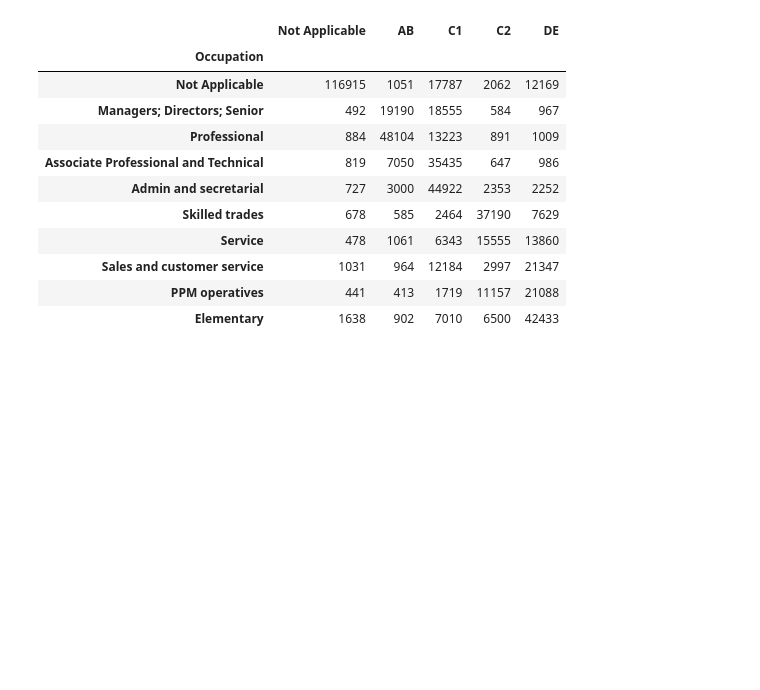
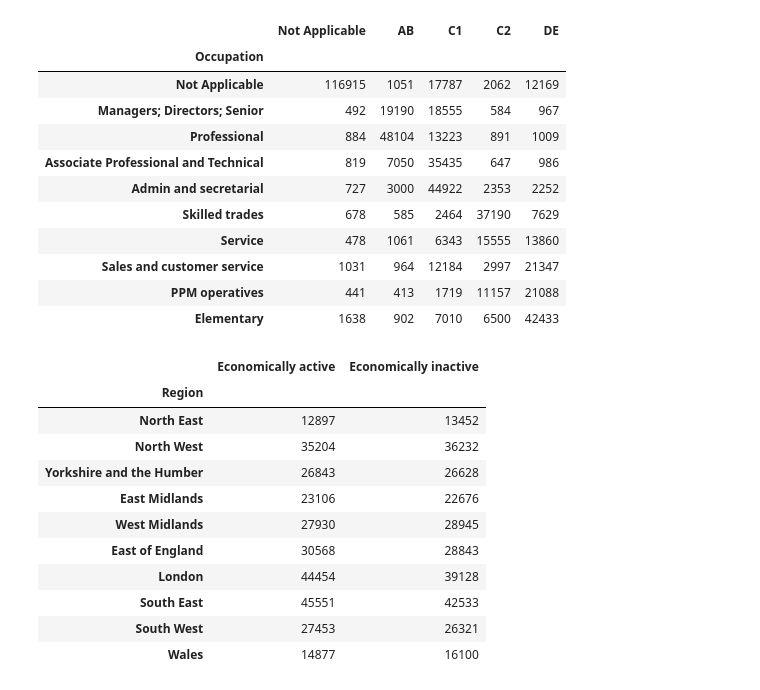
Before and after one commit to b0mbastik/PythonP2, a Jupyter notebook: analysis.ipynb, the cells around one changed output. Cells and saved outputs as stored; diff of their text form; code cells hidden in the pictures; blank space fills up the shorter version.

```diff
--- a/analysis.ipynb
+++ b/analysis.ipynb
@@ -129,3 +129,33 @@ dt2.set_index(vrow)
 | Sales and customer service | 1031 | 964 | 12184 | 2997 | 21347 |
 | PPM operatives | 441 | 413 | 1719 | 11157 | 21088 |
 | Elementary | 1638 | 902 | 7010 | 6500 | 42433 |
+# %%
+dt = df.groupby(['Region', 'Economic Activity'], observed=True)['Region'].value_counts().unstack('Economic Activity').fillna(0)
+vrow = vf.Region.dropna()
+vcolumn = vf['Economic Activity']
+dt2 = pd.DataFrame()
+dt = dt.set_index(vrow)
+i = 0
+for c in dt.columns:
+    dt2.insert(i, vcolumn[i], dt.get(c).tolist(), True)
+    i += 1
+
+dt2 = dt2.set_index(vrow)
+dt3 = pd.DataFrame()
+dt3.insert(0, "Economically active", dt2.drop(['Not Applicable', 'Retired', 'Student', 'Looking after home', 'Disabled', 'Other'], axis=1).sum(axis=1).tolist(), True)
+dt3.insert(1, "Economically inactive", dt2.drop(['Employee', 'Self-Employed', 'Unemployed', 'Full-time student'], axis=1).sum(axis=1).tolist(), True)
+dt3 = dt3.set_index(vrow)
+dt3
+# %% [output]
+|  | Economically active | Economically inactive |
+| Region |  |  |
+| North East | 12897 | 13452 |
+| North West | 35204 | 36232 |
+| Yorkshire and the Humber | 26843 | 26628 |
+| East Midlands | 23106 | 22676 |
+| West Midlands | 27930 | 28945 |
+| East of England | 30568 | 28843 |
+| London | 44454 | 39128 |
+| South East | 45551 | 42533 |
+| South West | 27453 | 26321 |
+| Wales | 14877 | 16100 |
```
Also changed, not shown: parts of 3 cells of this notebook, 1 other file.
